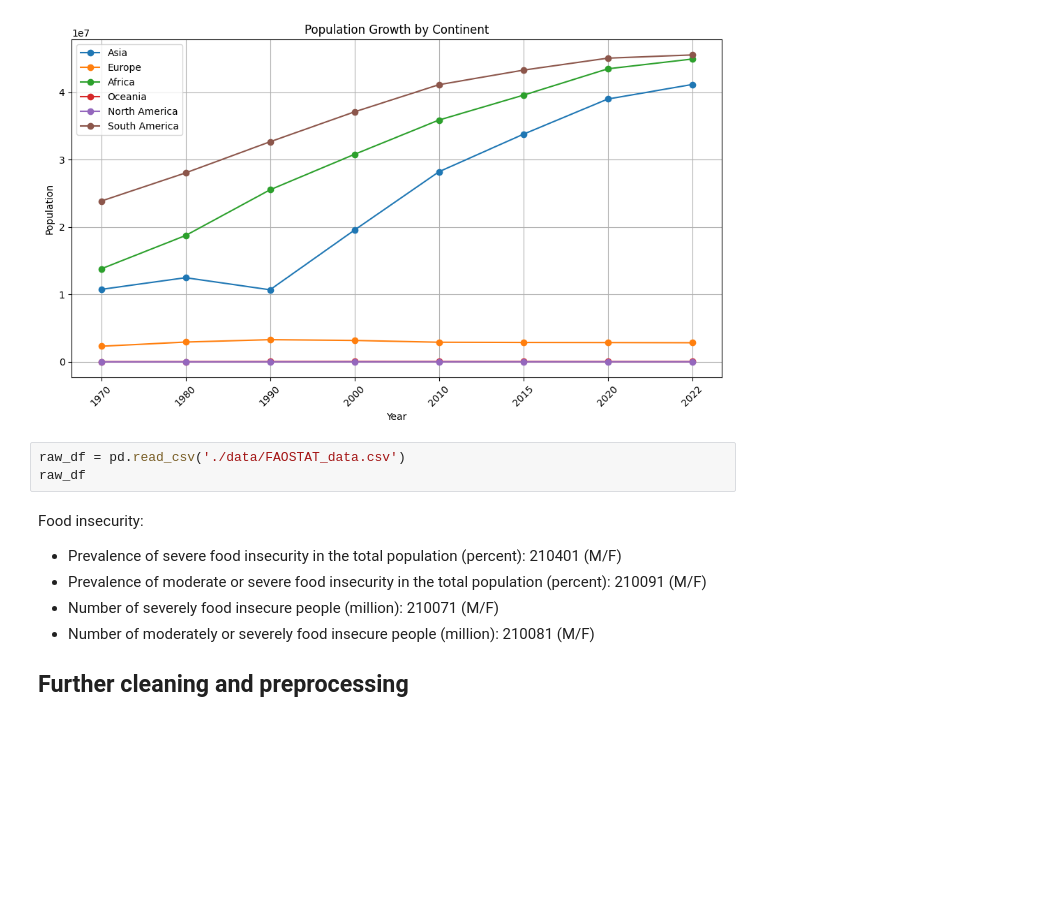
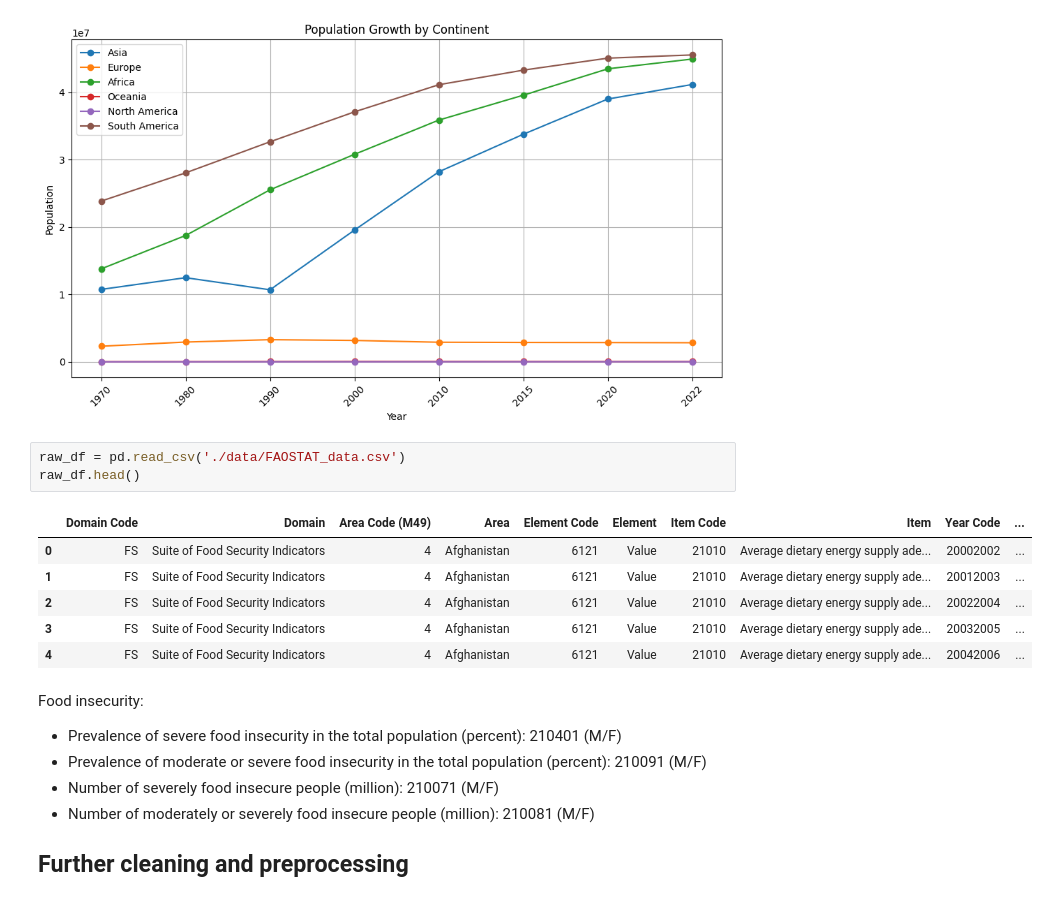
Before and after one commit to hannah-hana-kim/DSAN-5200-Project, a Jupyter notebook: 5200-website/hannah.ipynb, the cells around one changed output. Saved outputs shown, nothing was run; the diff lists cells and outputs as text; blank space fills up the shorter version.

```diff
--- a/5200-website/hannah.ipynb
+++ b/5200-website/hannah.ipynb
@@ -70,7 +70,14 @@ plt.show()
 [figure]
 # %%
 raw_df = pd.read_csv('./data/FAOSTAT_data.csv')
-raw_df
+raw_df.head()
+# %% [output]
+|  | Domain Code | Domain | Area Code (M49) | Area | Element Code | Element | Item Code | Item | Year Code | ... |
+| 0 | FS | Suite of Food Security Indicators | 4 | Afghanistan | 6121 | Value | 21010 | Average dietary energy supply ade... | 20002002 | ... |
+| 1 | FS | Suite of Food Security Indicators | 4 | Afghanistan | 6121 | Value | 21010 | Average dietary energy supply ade... | 20012003 | ... |
+| 2 | FS | Suite of Food Security Indicators | 4 | Afghanistan | 6121 | Value | 21010 | Average dietary energy supply ade... | 20022004 | ... |
+| 3 | FS | Suite of Food Security Indicators | 4 | Afghanistan | 6121 | Value | 21010 | Average dietary energy supply ade... | 20032005 | ... |
+| 4 | FS | Suite of Food Security Indicators | 4 | Afghanistan | 6121 | Value | 21010 | Average dietary energy supply ade... | 20042006 | ... |
 # %% [markdown]
 Food insecurity:
 
```
Also changed, not shown: parts of 18 cells of this notebook, 4 other files.
